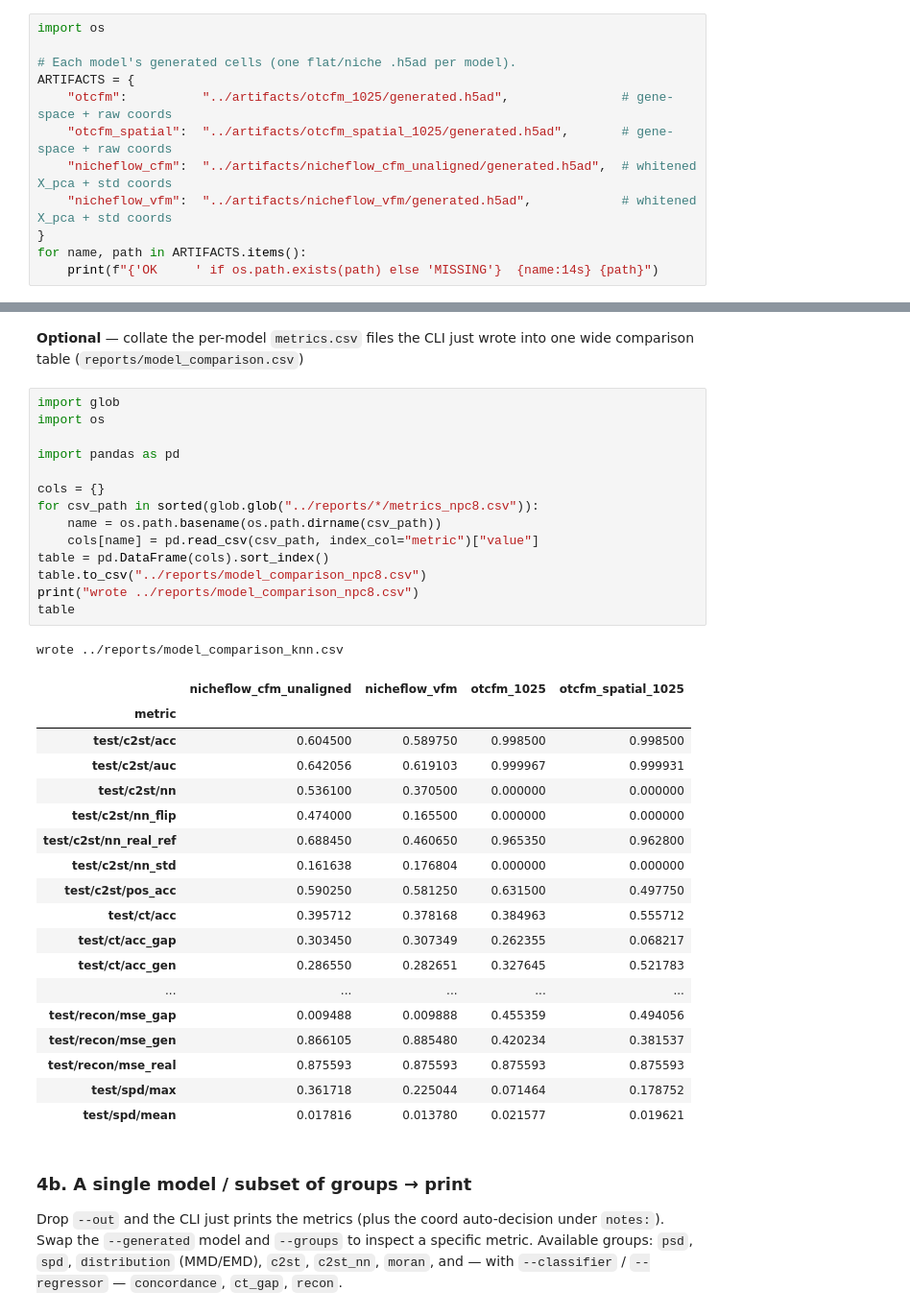
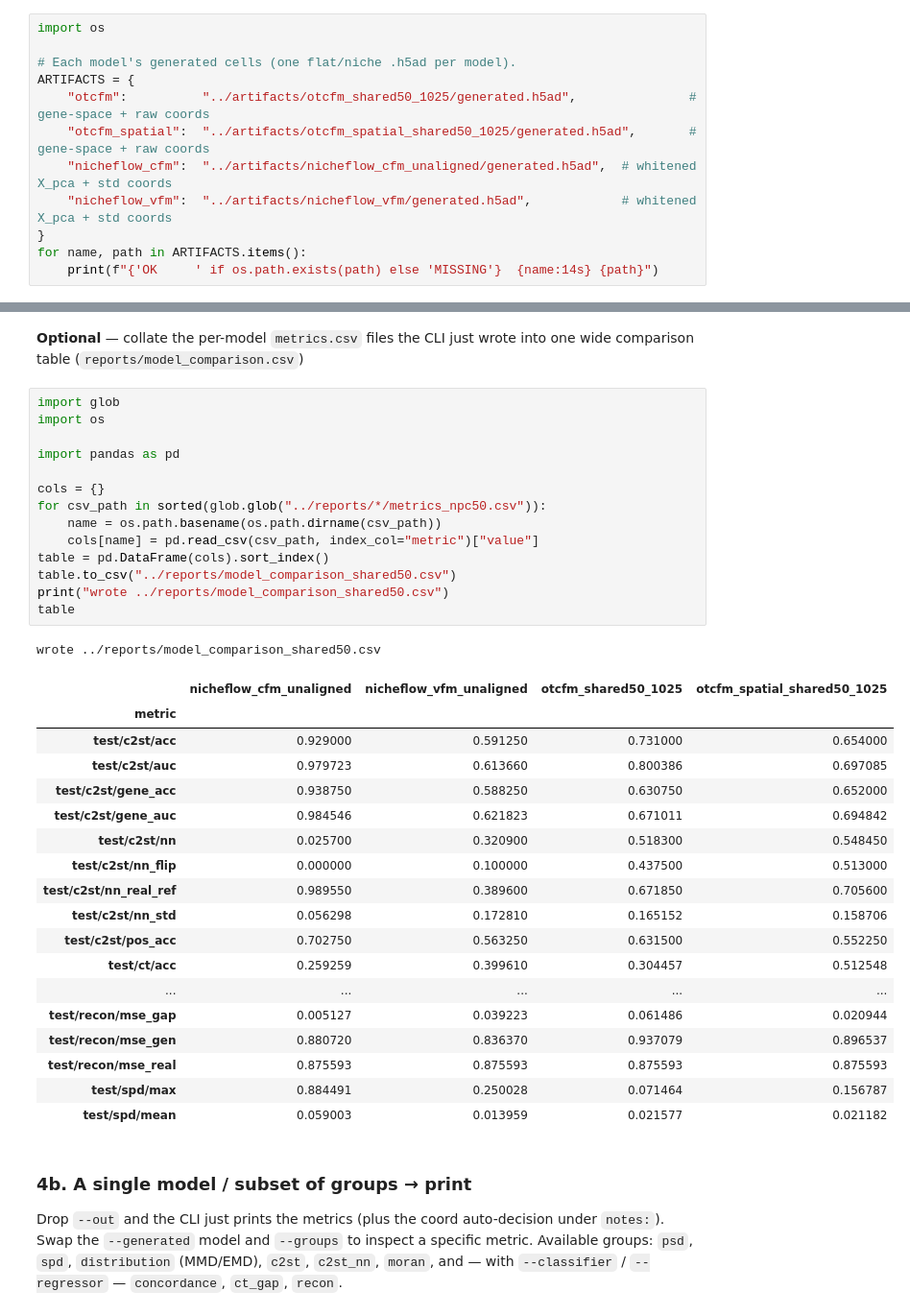
Before and after one commit to MONICAWAN1/eval_metrics, a Jupyter notebook: notebooks/evaluation.ipynb, the cells around one changed output, grey strips where cells are left out. Shown at 96% size. Cells and saved outputs as stored; diff of their text form.

Commit message:
retrained otcfm on pc50 and regenerated metric table

```diff
--- a/notebooks/evaluation.ipynb
+++ b/notebooks/evaluation.ipynb
@@ -82,8 +82,8 @@ import os
 
 # Each model's generated cells (one flat/niche .h5ad per model).
 ARTIFACTS = {
-    "otcfm":          "../artifacts/otcfm_1025/generated.h5ad",               # gene-space + raw coords
-    "otcfm_spatial":  "../artifacts/otcfm_spatial_1025/generated.h5ad",       # gene-space + raw coords
+    "otcfm":          "../artifacts/otcfm_shared50_1025/generated.h5ad",               # gene-space + raw coords
+    "otcfm_spatial":  "../artifacts/otcfm_spatial_shared50_1025/generated.h5ad",       # gene-space + raw coords
     "nicheflow_cfm":  "../artifacts/nicheflow_cfm_unaligned/generated.h5ad",  # whitened X_pca + std coords
     "nicheflow_vfm":  "../artifacts/nicheflow_vfm/generated.h5ad",            # whitened X_pca + std coords
 }
@@ -557,37 +526,37 @@ comparison table (`reports/model_comparison.csv`)
 # %%
 import glob
 import os
 
 import pandas as pd
 
 cols = {}
-for csv_path in sorted(glob.glob("../reports/*/metrics_npc8.csv")):
+for csv_path in sorted(glob.glob("../reports/*/metrics_npc50.csv")):
     name = os.path.basename(os.path.dirname(csv_path))
     cols[name] = pd.read_csv(csv_path, index_col="metric")["value"]
 table = pd.DataFrame(cols).sort_index()
-table.to_csv("../reports/model_comparison_npc8.csv")
-print("wrote ../reports/model_comparison_npc8.csv")
+table.to_csv("../reports/model_comparison_shared50.csv")
+print("wrote ../reports/model_comparison_shared50.csv")
 table
 # %% [output]
-wrote ../reports/model_comparison_knn.csv
+wrote ../reports/model_comparison_shared50.csv
-|  | nicheflow_cfm_unaligned | nicheflow_vfm | otcfm_1025 | otcfm_spatial_1025 |
+|  | nicheflow_cfm_unaligned | nicheflow_vfm_unaligned | otcfm_shared50_1025 | otcfm_spatial_shared50_1025 |
 | metric |  |  |  |  |
-| test/c2st/acc | 0.604500 | 0.589750 | 0.998500 | 0.998500 |
-| test/c2st/auc | 0.642056 | 0.619103 | 0.999967 | 0.999931 |
-| test/c2st/nn | 0.536100 | 0.370500 | 0.000000 | 0.000000 |
-| test/c2st/nn_flip | 0.474000 | 0.165500 | 0.000000 | 0.000000 |
-| test/c2st/nn_real_ref | 0.688450 | 0.460650 | 0.965350 | 0.962800 |
-| test/c2st/nn_std | 0.161638 | 0.176804 | 0.000000 | 0.000000 |
-| test/c2st/pos_acc | 0.590250 | 0.581250 | 0.631500 | 0.497750 |
-| test/ct/acc | 0.395712 | 0.378168 | 0.384963 | 0.555712 |
-| test/ct/acc_gap | 0.303450 | 0.307349 | 0.262355 | 0.068217 |
-| test/ct/acc_gen | 0.286550 | 0.282651 | 0.327645 | 0.521783 |
+| test/c2st/acc | 0.929000 | 0.591250 | 0.731000 | 0.654000 |
+| test/c2st/auc | 0.979723 | 0.613660 | 0.800386 | 0.697085 |
+| test/c2st/gene_acc | 0.938750 | 0.588250 | 0.630750 | 0.652000 |
+| test/c2st/gene_auc | 0.984546 | 0.621823 | 0.671011 | 0.694842 |
+| test/c2st/nn | 0.025700 | 0.320900 | 0.518300 | 0.548450 |
+| test/c2st/nn_flip | 0.000000 | 0.100000 | 0.437500 | 0.513000 |
+| test/c2st/nn_real_ref | 0.989550 | 0.389600 | 0.671850 | 0.705600 |
+| test/c2st/nn_std | 0.056298 | 0.172810 | 0.165152 | 0.158706 |
+| test/c2st/pos_acc | 0.702750 | 0.563250 | 0.631500 | 0.552250 |
+| test/ct/acc | 0.259259 | 0.399610 | 0.304457 | 0.512548 |
 | ... | ... | ... | ... | ... |
-| test/recon/mse_gap | 0.009488 | 0.009888 | 0.455359 | 0.494056 |
-| test/recon/mse_gen | 0.866105 | 0.885480 | 0.420234 | 0.381537 |
+| test/recon/mse_gap | 0.005127 | 0.039223 | 0.061486 | 0.020944 |
+| test/recon/mse_gen | 0.880720 | 0.836370 | 0.937079 | 0.896537 |
 | test/recon/mse_real | 0.875593 | 0.875593 | 0.875593 | 0.875593 |
-| test/spd/max | 0.361718 | 0.225044 | 0.071464 | 0.178752 |
-| test/spd/mean | 0.017816 | 0.013780 | 0.021577 | 0.019621 |
+| test/spd/max | 0.884491 | 0.250028 | 0.071464 | 0.156787 |
+| test/spd/mean | 0.059003 | 0.013959 | 0.021577 | 0.021182 |
 # %% [markdown]
 ### 4b. A single model / subset of groups → print
 
```
Also changed, not shown: parts of 3 cells of this notebook, 3 other files.
